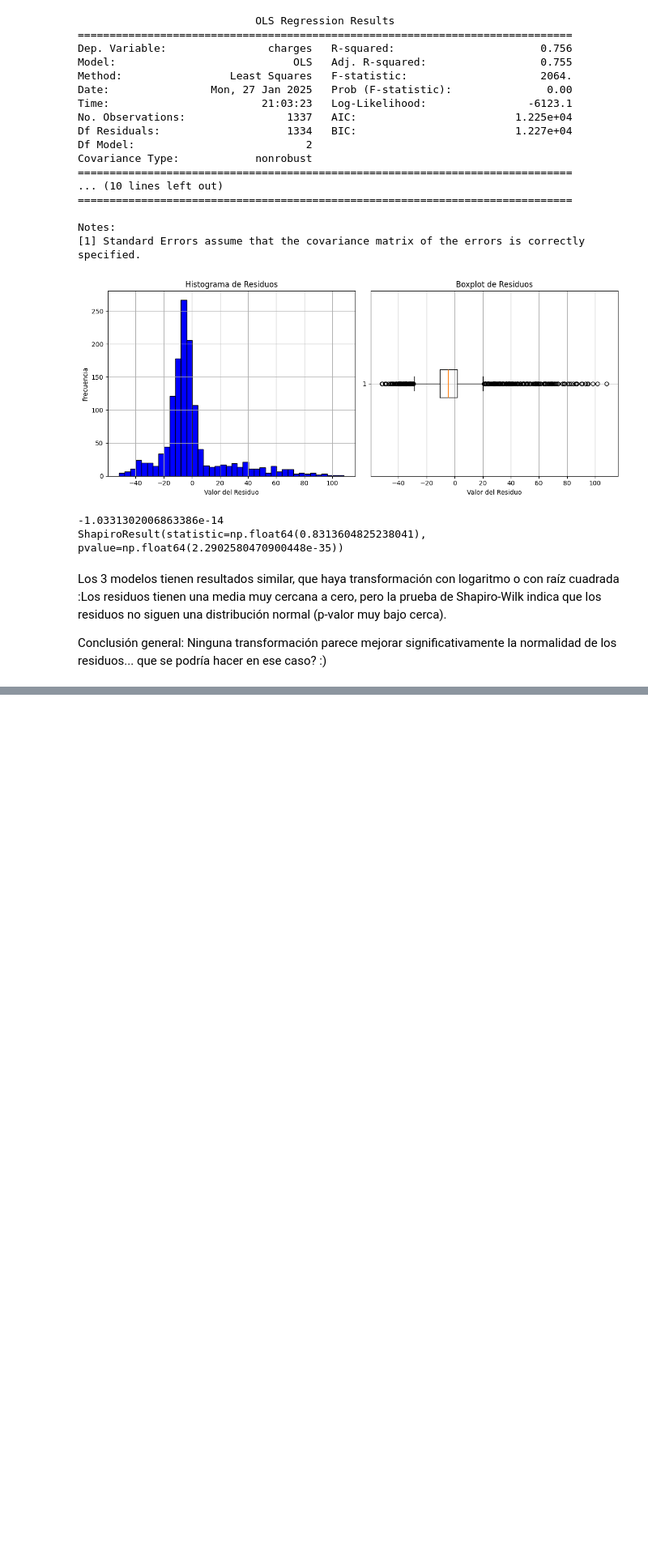
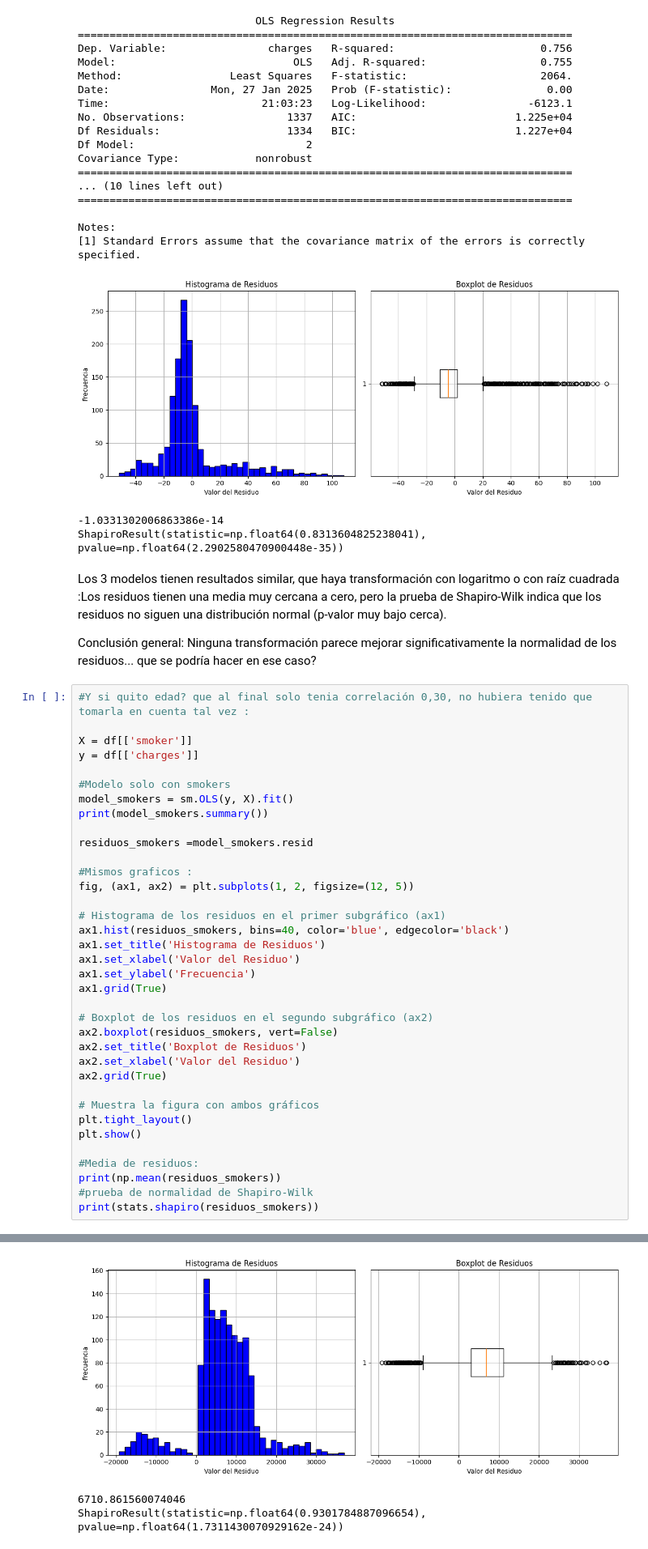
Before and after one commit to 4GeeksAcademy/PAULINE---LINEAR-REGRESSION, a Jupyter notebook: src/explore.ipynb, the cells around one changed output, grey strips where cells are left out. Shown: that part at 81% size. Drawn from its saved outputs; the diff is of its cells as text; blank space fills up the shorter version.

```diff
--- a/src/explore.ipynb
+++ b/src/explore.ipynb
@@ -521,4 +521,41 @@ ShapiroResult(statistic=np.float64(0.8313604825238041), pvalue=np.float64(2.2902
 # %% [markdown]
 Los 3 modelos tienen resultados similar, que haya transformación con logaritmo o con raíz cuadrada :Los residuos tienen una media muy cercana a cero, pero la prueba de Shapiro-Wilk indica que los residuos no siguen una distribución normal (p-valor muy bajo cerca).
 
-Conclusión general: Ninguna transformación parece mejorar significativamente la normalidad de los residuos... que se podría hacer en ese caso? :)
+Conclusión general: Ninguna transformación parece mejorar significativamente la normalidad de los residuos... que se podría hacer en ese caso?
+# %%
+#Y si quito edad? que al final solo tenia correlación 0,30, no hubiera tenido que tomarla en cuenta tal vez :
+
+X = df[['smoker']]
+y = df[['charges']]
+
+#Modelo solo con smokers
+model_smokers = sm.OLS(y, X).fit()
+print(model_smokers.summary())
+
+residuos_smokers =model_smokers.resid
+
+#Mismos graficos :
+fig, (ax1, ax2) = plt.subplots(1, 2, figsize=(12, 5))
+
+# Histograma de los residuos en el primer subgráfico (ax1)
+ax1.hist(residuos_smokers, bins=40, color='blue', edgecolor='black')
+ax1.set_title('Histograma de Residuos')
+ax1.set_xlabel('Valor del Residuo')
+ax1.set_ylabel('Frecuencia')
+ax1.grid(True)
+
+# Boxplot de los residuos en el segundo subgráfico (ax2)
+ax2.boxplot(residuos_smokers, vert=False)
+ax2.set_title('Boxplot de Residuos')
+ax2.set_xlabel('Valor del Residuo')
+ax2.grid(True)
+
+# Muestra la figura con ambos gráficos
+plt.tight_layout()
+plt.show()
+
+#Media de residuos:
+print(np.mean(residuos_smokers))
+#prueba de normalidad de Shapiro-Wilk
+print(stats.shapiro(residuos_smokers))
+# %% [output]
@@ -524,0 +579,3 @@ Conclusión general: Ninguna transformación parece mejorar significativamente l
+[figure, added]
+6710.861560074046
+ShapiroResult(statistic=np.float64(0.9301784887096654), pvalue=np.float64(1.7311430070929162e-24))
```
Also changed, not shown: parts of 2 cells of this notebook.
